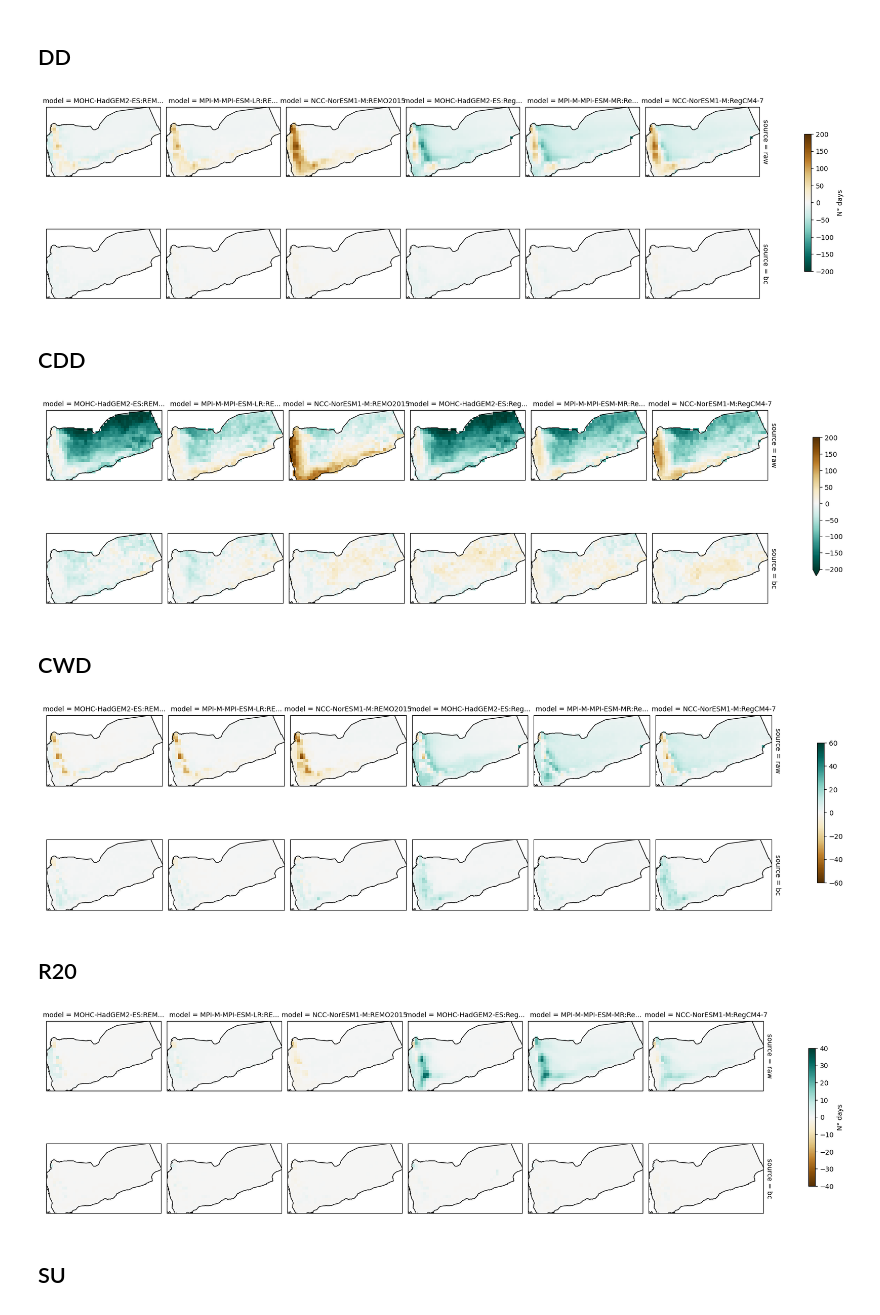
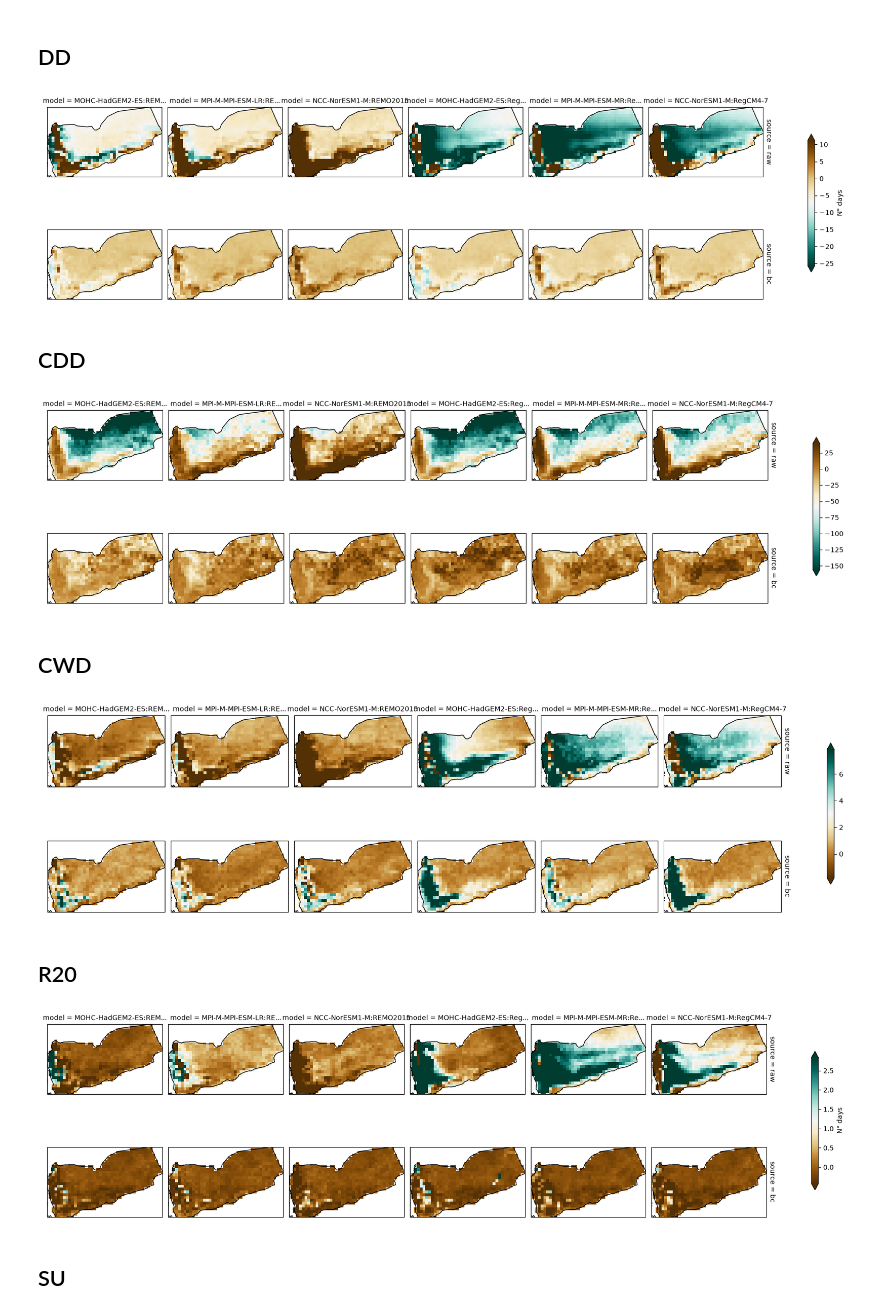
Before and after one commit to zequihg50/cava-analytics-datalab, a Jupyter notebook: temp-and-precip-indicators.ipynb, the cells around one changed output. Drawn from its saved outputs; the diff is of its cells as text; code cells hidden in the pictures.

```diff
--- a/temp-and-precip-indicators.ipynb
+++ b/temp-and-precip-indicators.ipynb
@@ -22,6 +20,9 @@ DOMAIN  = "AFR-22"
 
 DATE0, DATE1 = "1980-01-01", "2005-12-31"
 YEARS        = np.arange(1980, 2006)
+
+# quantiles for vmin and vmax in plots
+q0, q1 = .05, .95
 # %%
 with open("ne_110m_admin_0_countries.geojson", "r", encoding="utf-8") as f:
     countries = json.load(f)
@@ -317,7 +317,10 @@ prcptot_bc  = prcptot_daily_bc  - prcptot_daily_era5
 PRCPTOT = xarray.concat([prcptot_raw, prcptot_bc], dim=xarray.IndexVariable("source", ["raw", "bc"]))
 PRCPTOT.attrs["long_name"] = "mm"
 # %%
-plot = PRCPTOT.where(mask).plot(col="model", row="source", vmin=-1500, vmax=1500, cmap="BrBG",
+plot = PRCPTOT.where(mask).plot(col="model", row="source",
+             vmin=PRCPTOT.quantile(q0, skipna=True).item(),
+             vmax=PRCPTOT.quantile(q1, skipna=True).item(),
+             cmap="BrBG",
              subplot_kws=dict(projection=ccrs.PlateCarree(central_longitude=0)),
              cbar_kwargs={"shrink": .5},
              transform=ccrs.PlateCarree())
@@ -342,7 +345,10 @@ DD_bc  = dd_daily_bc.sum("time") - dd_daily_era5.sum("time")
 DD = xarray.concat([DD_raw, DD_bc], dim=xarray.IndexVariable("source", ["raw", "bc"]))
 DD.attrs["long_name"] = "N° days"
 # %%
-plot = DD.where(mask).plot(col="model", row="source", vmin=-200, vmax=200, cmap="BrBG_r",
+plot = DD.where(mask).plot(col="model", row="source",
+             vmin=DD.quantile(q0, skipna=True).item(),
+             vmax=DD.quantile(q1, skipna=True).item(),
+             cmap="BrBG_r",
              subplot_kws=dict(projection=ccrs.PlateCarree(central_longitude=0)),
              cbar_kwargs={"shrink": .5},
              transform=ccrs.PlateCarree())
@@ -352,7 +358,7 @@ for ax in plot.axs.flatten():
     ax.add_feature(cfeature.BORDERS, linewidth=1, edgecolor="black")
     ax.set_extent((min_lon, max_lon, min_lat, max_lat), ccrs.PlateCarree())
 # %% [output]
-[figure, old version]
+[figure, new version]
 # %% [markdown]
 ## CDD
 # %%
@@ -385,7 +391,10 @@ CDD_bc  = cdd_monthly_bc.mean("time") - cdd_monthly_era5.mean("time")
 
 CDD = xarray.concat([CDD_raw, CDD_bc], dim=xarray.IndexVariable("source", ["raw", "bc"]))
 # %%
-plot = CDD.where(mask).plot(col="model", row="source", vmin=-200, vmax=200, cmap="BrBG_r",
+plot = CDD.where(mask).plot(col="model", row="source",
+             vmin=CDD.quantile(q0, skipna=True).item(),
+             vmax=CDD.quantile(q1, skipna=True).item(),
+             cmap="BrBG_r",
              subplot_kws=dict(projection=ccrs.PlateCarree(central_longitude=0)),
              cbar_kwargs={"shrink": .5},
              transform=ccrs.PlateCarree())
@@ -395,7 +404,7 @@ for ax in plot.axs.flatten():
     ax.add_feature(cfeature.BORDERS, linewidth=1, edgecolor="black")
     ax.set_extent((min_lon, max_lon, min_lat, max_lat), ccrs.PlateCarree())
 # %% [output]
-[figure, old version]
+[figure, new version]
 # %% [markdown]
 ## CWD
 # %%
@@ -428,17 +437,20 @@ CWD_bc  = cwd_daily_bc.mean("time") - cwd_daily_era5.mean("time")
 
 CWD = xarray.concat([CWD_raw, CWD_bc], dim=xarray.IndexVariable("source", ["raw", "bc"]))
 # %%
-plot = CWD.where(mask).plot(col="model", row="source", vmin=-60, vmax=60, cmap="BrBG",
+plot = CWD.where(mask).plot(col="model", row="source",
+             vmin=CWD.quantile(q0, skipna=True).item(),
+             vmax=CWD.quantile(q1, skipna=True).item(),
+             cmap="BrBG",
              subplot_kws=dict(projection=ccrs.PlateCarree(central_longitude=0)),
              cbar_kwargs={"shrink": .5},
              transform=ccrs.PlateCarree())
 
 for ax in plot.axs.flatten():
     ax.coastlines()
     ax.add_feature(cfeature.BORDERS, linewidth=1, edgecolor="black")
     ax.set_extent((min_lon, max_lon, min_lat, max_lat), ccrs.PlateCarree())
 # %% [output]
-[figure, old version]
+[figure, new version]
 # %% [markdown]
 ## R20
 # %%
@@ -456,6 +467,9 @@ R20 = xarray.concat([R20_raw, R20_bc], dim=xarray.IndexVariable("source", ["raw"
 R20.attrs["long_name"] = "N° days"
 # %%
-plot = R20.where(mask).plot(col="model", row="source", vmin=-40, vmax=40, cmap="BrBG",
+plot = R20.where(mask).plot(col="model", row="source",
+             vmin=R20.quantile(q0, skipna=True).item(),
+             vmax=R20.quantile(q1, skipna=True).item(),
+             cmap="BrBG",
              subplot_kws=dict(projection=ccrs.PlateCarree(central_longitude=0)),
              cbar_kwargs={"shrink": .5},
              transform=ccrs.PlateCarree())
@@ -465,7 +479,7 @@ for ax in plot.axs.flatten():
     ax.add_feature(cfeature.BORDERS, linewidth=1, edgecolor="black")
     ax.set_extent((min_lon, max_lon, min_lat, max_lat), ccrs.PlateCarree())
 # %% [output]
-[figure, old version]
+[figure, new version]
 # %% [markdown]
 ## SU
 # %%
```
Also changed, not shown: parts of 11 cells of this notebook, 3 other files.
